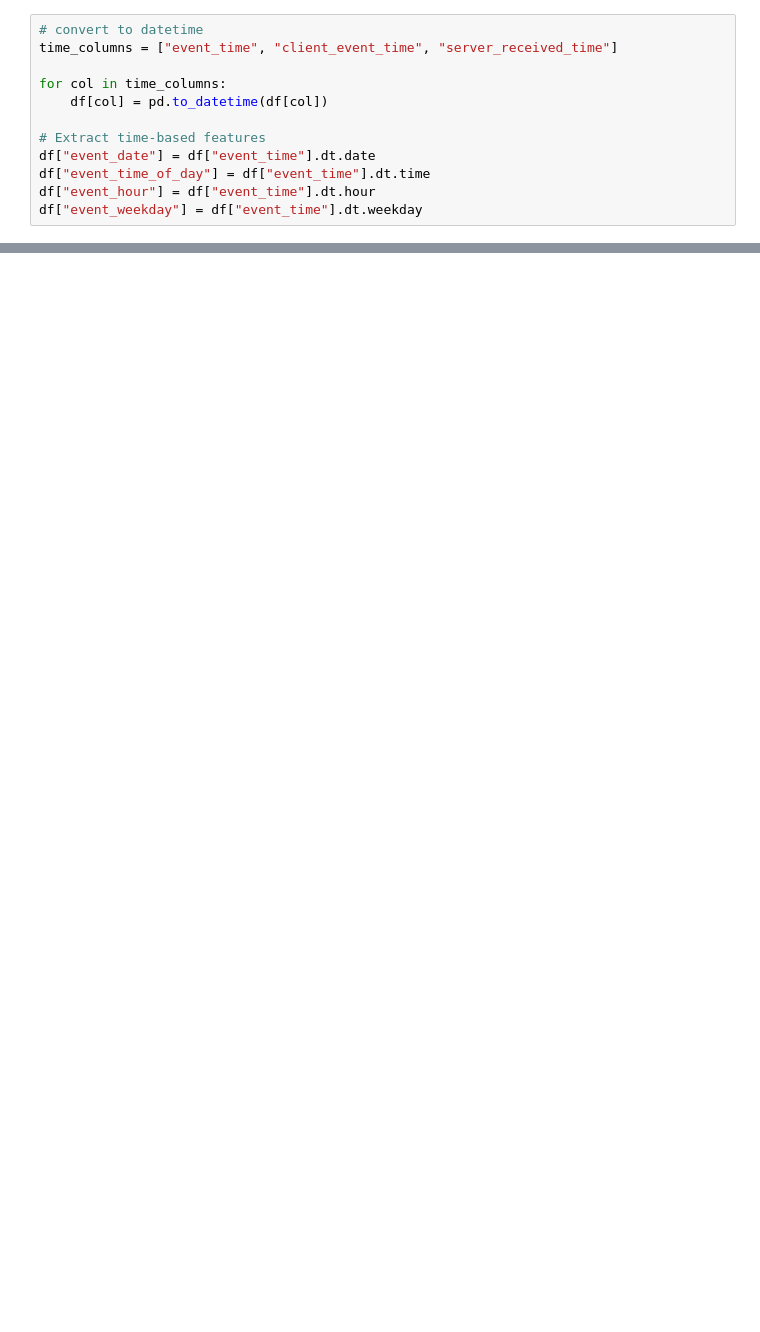
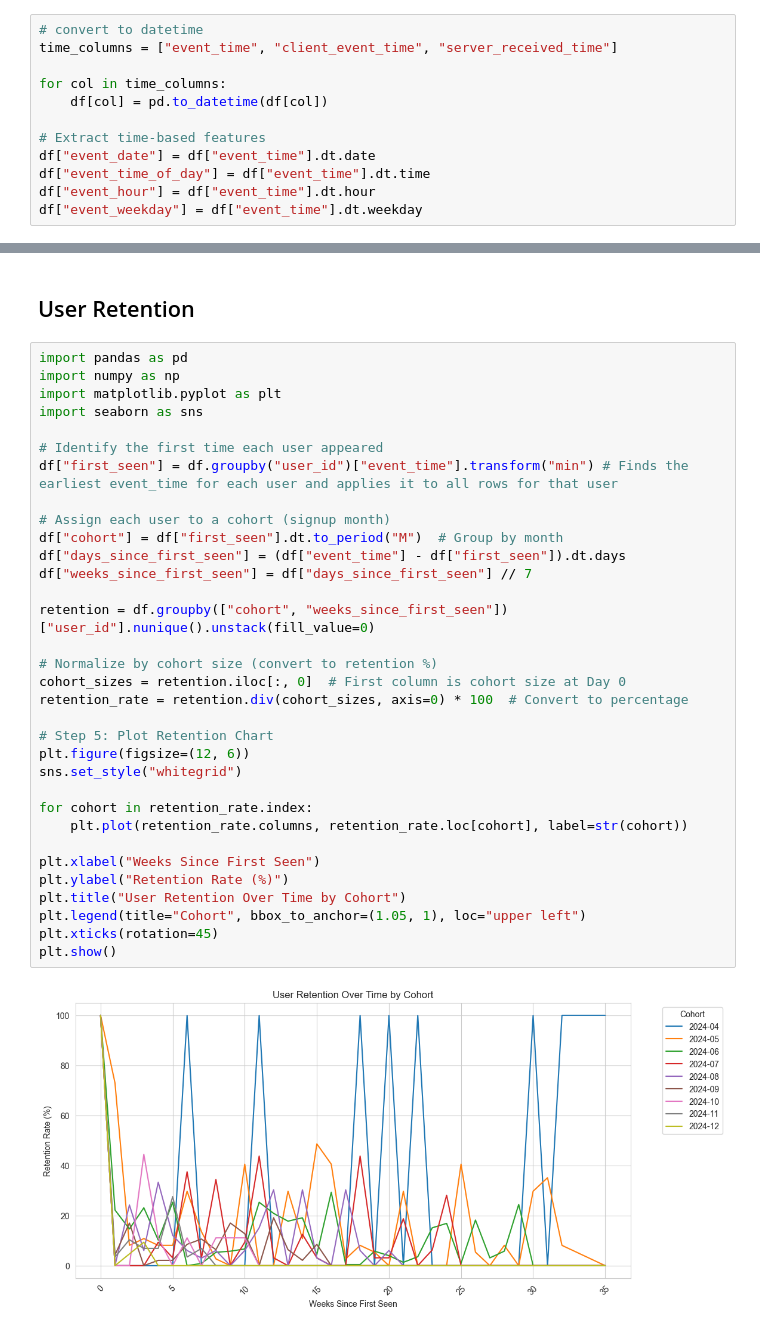
Before and after one commit to adeline-su/cxc2025, a Jupyter notebook: notebooks/julia_eda.ipynb, the cells around one changed output, grey strips where cells are left out. Saved outputs shown, nothing was run; the diff lists cells and outputs as text; blank space fills up the shorter version.

```diff
--- a/notebooks/julia_eda.ipynb
+++ b/notebooks/julia_eda.ipynb
@@ -102,0 +208,37 @@ df["event_weekday"] = df["event_time"].dt.weekday
+# %% [markdown]
+## User Retention
+# %%
+import pandas as pd
+import numpy as np
+import matplotlib.pyplot as plt
+import seaborn as sns
+
+# Identify the first time each user appeared
+df["first_seen"] = df.groupby("user_id")["event_time"].transform("min") # Finds the earliest event_time for each user and applies it to all rows for that user
+
+# Assign each user to a cohort (signup month)
+df["cohort"] = df["first_seen"].dt.to_period("M")  # Group by month
+df["days_since_first_seen"] = (df["event_time"] - df["first_seen"]).dt.days
+df["weeks_since_first_seen"] = df["days_since_first_seen"] // 7
+
+retention = df.groupby(["cohort", "weeks_since_first_seen"])["user_id"].nunique().unstack(fill_value=0)
+
+# Normalize by cohort size (convert to retention %)
+cohort_sizes = retention.iloc[:, 0]  # First column is cohort size at Day 0
+retention_rate = retention.div(cohort_sizes, axis=0) * 100  # Convert to percentage
+
+# Step 5: Plot Retention Chart
+plt.figure(figsize=(12, 6))
+sns.set_style("whitegrid")
+
+for cohort in retention_rate.index:
+    plt.plot(retention_rate.columns, retention_rate.loc[cohort], label=str(cohort))
+
+plt.xlabel("Weeks Since First Seen")
+plt.ylabel("Retention Rate (%)")
+plt.title("User Retention Over Time by Cohort")
+plt.legend(title="Cohort", bbox_to_anchor=(1.05, 1), loc="upper left")
+plt.xticks(rotation=45)
+plt.show()
+# %% [output]
+[figure, added]
```
Also changed, not shown: parts of 26 cells of this notebook.
